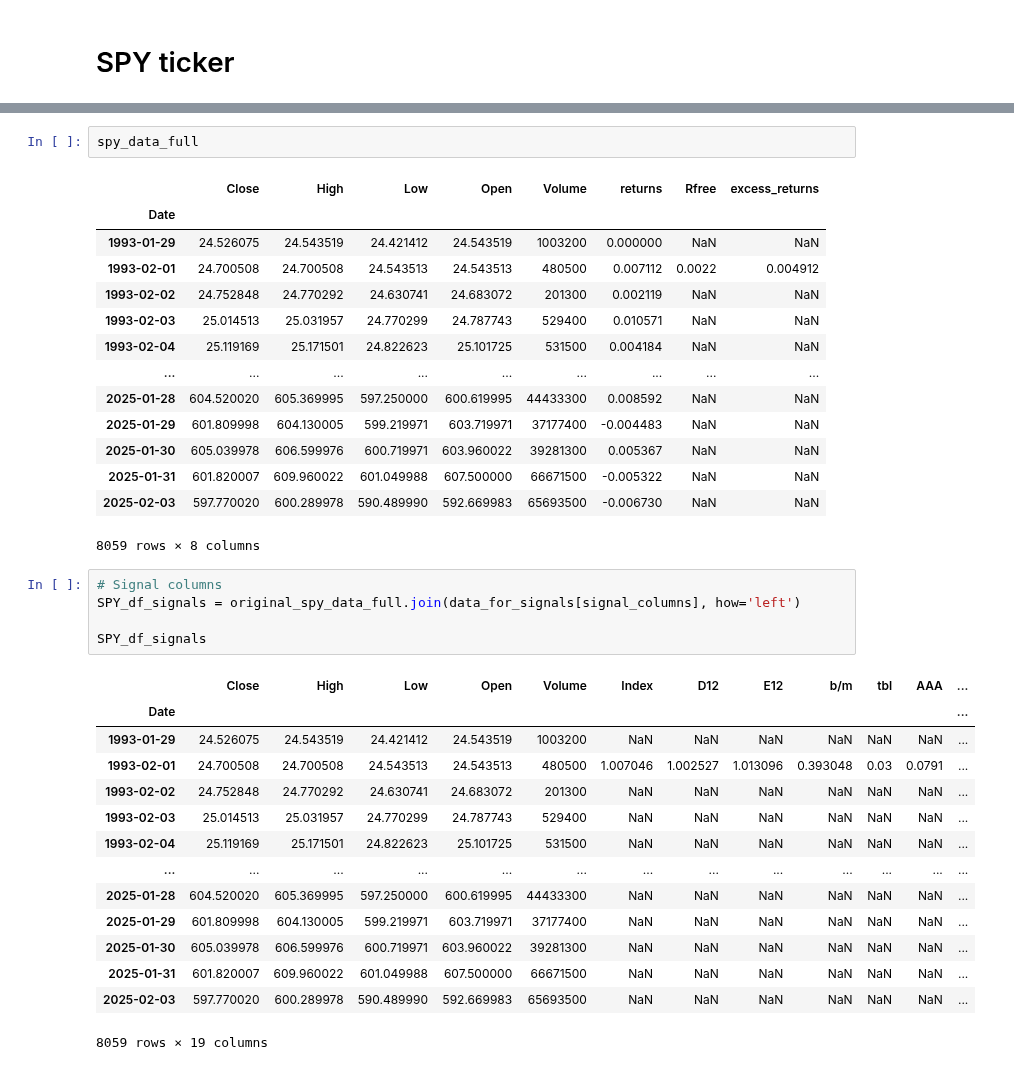
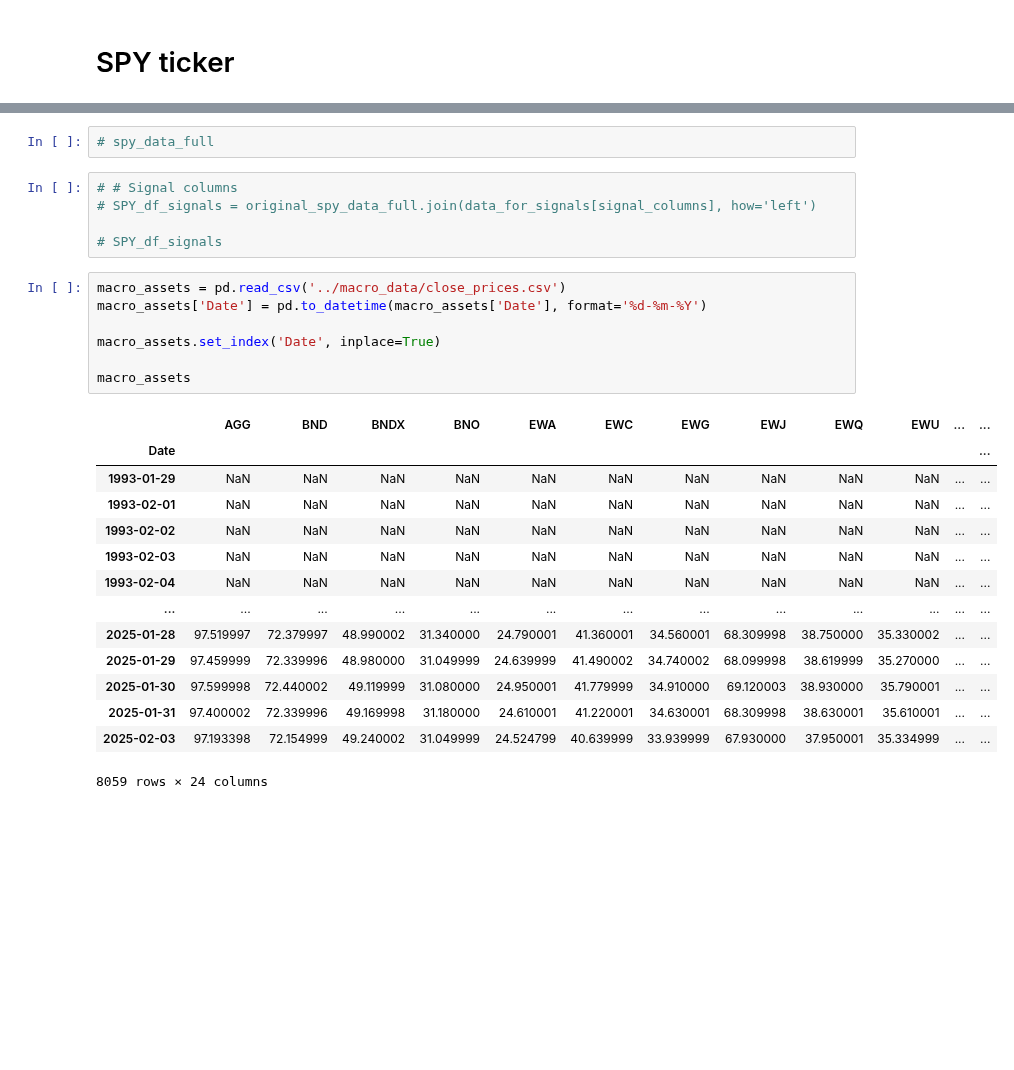
Before and after one commit to gagrawal009/FE5213-Quantitative-Macroeconomics-with-Python, a Jupyter notebook: notebooks/Random_Features_For_Goyal_Welch_Data.ipynb, the cells around one changed output, grey strips where cells are left out. Cells and saved outputs as stored; diff of their text form; blank space fills up the shorter version.

```diff
--- a/notebooks/Random_Features_For_Goyal_Welch_Data.ipynb
+++ b/notebooks/Random_Features_For_Goyal_Welch_Data.ipynb
@@ -762,37 +719,29 @@ See the caveats in the documentation: https://pandas.pydata.org/pandas-docs/stab
 # %%
-spy_data_full
+# spy_data_full
-# %% [output]
-|  | Close | High | Low | Open | Volume | returns | Rfree | excess_returns |
-| Date |  |  |  |  |  |  |  |  |
-| 1993-01-29 | 24.526075 | 24.543519 | 24.421412 | 24.543519 | 1003200 | 0.000000 | NaN | NaN |
-| 1993-02-01 | 24.700508 | 24.700508 | 24.543513 | 24.543513 | 480500 | 0.007112 | 0.0022 | 0.004912 |
-| 1993-02-02 | 24.752848 | 24.770292 | 24.630741 | 24.683072 | 201300 | 0.002119 | NaN | NaN |
-| 1993-02-03 | 25.014513 | 25.031957 | 24.770299 | 24.787743 | 529400 | 0.010571 | NaN | NaN |
-| 1993-02-04 | 25.119169 | 25.171501 | 24.822623 | 25.101725 | 531500 | 0.004184 | NaN | NaN |
-| ... | ... | ... | ... | ... | ... | ... | ... | ... |
-| 2025-01-28 | 604.520020 | 605.369995 | 597.250000 | 600.619995 | 44433300 | 0.008592 | NaN | NaN |
-| 2025-01-29 | 601.809998 | 604.130005 | 599.219971 | 603.719971 | 37177400 | -0.004483 | NaN | NaN |
-| 2025-01-30 | 605.039978 | 606.599976 | 600.719971 | 603.960022 | 39281300 | 0.005367 | NaN | NaN |
-| 2025-01-31 | 601.820007 | 609.960022 | 601.049988 | 607.500000 | 66671500 | -0.005322 | NaN | NaN |
-| 2025-02-03 | 597.770020 | 600.289978 | 590.489990 | 592.669983 | 65693500 | -0.006730 | NaN | NaN |
-8059 rows × 8 columns
 # %%
-# Signal columns
-SPY_df_signals = original_spy_data_full.join(data_for_signals[signal_columns], how='left')
+# # Signal columns
+# SPY_df_signals = original_spy_data_full.join(data_for_signals[signal_columns], how='left')
 
-SPY_df_signals
+# SPY_df_signals
-# %% [output]
-|  | Close | High | Low | Open | Volume | Index | D12 | E12 | b/m | tbl | AAA | ... |
-| Date |  |  |  |  |  |  |  |  |  |  |  | ... |
-| 1993-01-29 | 24.526075 | 24.543519 | 24.421412 | 24.543519 | 1003200 | NaN | NaN | NaN | NaN | NaN | NaN | ... |
-| 1993-02-01 | 24.700508 | 24.700508 | 24.543513 | 24.543513 | 480500 | 1.007046 | 1.002527 | 1.013096 | 0.393048 | 0.03 | 0.0791 | ... |
-| 1993-02-02 | 24.752848 | 24.770292 | 24.630741 | 24.683072 | 201300 | NaN | NaN | NaN | NaN | NaN | NaN | ... |
-| 1993-02-03 | 25.014513 | 25.031957 | 24.770299 | 24.787743 | 529400 | NaN | NaN | NaN | NaN | NaN | NaN | ... |
-| 1993-02-04 | 25.119169 | 25.171501 | 24.822623 | 25.101725 | 531500 | NaN | NaN | NaN | NaN | NaN | NaN | ... |
-| ... | ... | ... | ... | ... | ... | ... | ... | ... | ... | ... | ... | ... |
-| 2025-01-28 | 604.520020 | 605.369995 | 597.250000 | 600.619995 | 44433300 | NaN | NaN | NaN | NaN | NaN | NaN | ... |
-| 2025-01-29 | 601.809998 | 604.130005 | 599.219971 | 603.719971 | 37177400 | NaN | NaN | NaN | NaN | NaN | NaN | ... |
-| 2025-01-30 | 605.039978 | 606.599976 | 600.719971 | 603.960022 | 39281300 | NaN | NaN | NaN | NaN | NaN | NaN | ... |
-| 2025-01-31 | 601.820007 | 609.960022 | 601.049988 | 607.500000 | 66671500 | NaN | NaN | NaN | NaN | NaN | NaN | ... |
-| 2025-02-03 | 597.770020 | 600.289978 | 590.489990 | 592.669983 | 65693500 | NaN | NaN | NaN | NaN | NaN | NaN | ... |
-8059 rows × 19 columns
+# %%
+macro_assets = pd.read_csv('../macro_data/close_prices.csv')
+macro_assets['Date'] = pd.to_datetime(macro_assets['Date'], format='%d-%m-%Y')
+
+macro_assets.set_index('Date', inplace=True)
+
+macro_assets
+# %% [output]
+|  | AGG | BND | BNDX | BNO | EWA | EWC | EWG | EWJ | EWQ | EWU | ... | ... |
+| Date |  |  |  |  |  |  |  |  |  |  |  | ... |
+| 1993-01-29 | NaN | NaN | NaN | NaN | NaN | NaN | NaN | NaN | NaN | NaN | ... | ... |
+| 1993-02-01 | NaN | NaN | NaN | NaN | NaN | NaN | NaN | NaN | NaN | NaN | ... | ... |
+| 1993-02-02 | NaN | NaN | NaN | NaN | NaN | NaN | NaN | NaN | NaN | NaN | ... | ... |
+| 1993-02-03 | NaN | NaN | NaN | NaN | NaN | NaN | NaN | NaN | NaN | NaN | ... | ... |
+| 1993-02-04 | NaN | NaN | NaN | NaN | NaN | NaN | NaN | NaN | NaN | NaN | ... | ... |
+| ... | ... | ... | ... | ... | ... | ... | ... | ... | ... | ... | ... | ... |
+| 2025-01-28 | 97.519997 | 72.379997 | 48.990002 | 31.340000 | 24.790001 | 41.360001 | 34.560001 | 68.309998 | 38.750000 | 35.330002 | ... | ... |
+| 2025-01-29 | 97.459999 | 72.339996 | 48.980000 | 31.049999 | 24.639999 | 41.490002 | 34.740002 | 68.099998 | 38.619999 | 35.270000 | ... | ... |
+| 2025-01-30 | 97.599998 | 72.440002 | 49.119999 | 31.080000 | 24.950001 | 41.779999 | 34.910000 | 69.120003 | 38.930000 | 35.790001 | ... | ... |
+| 2025-01-31 | 97.400002 | 72.339996 | 49.169998 | 31.180000 | 24.610001 | 41.220001 | 34.630001 | 68.309998 | 38.630001 | 35.610001 | ... | ... |
+| 2025-02-03 | 97.193398 | 72.154999 | 49.240002 | 31.049999 | 24.524799 | 40.639999 | 33.939999 | 67.930000 | 37.950001 | 35.334999 | ... | ... |
+8059 rows × 24 columns
```
Also changed, not shown: parts of 16 cells of this notebook, 1 other file.
